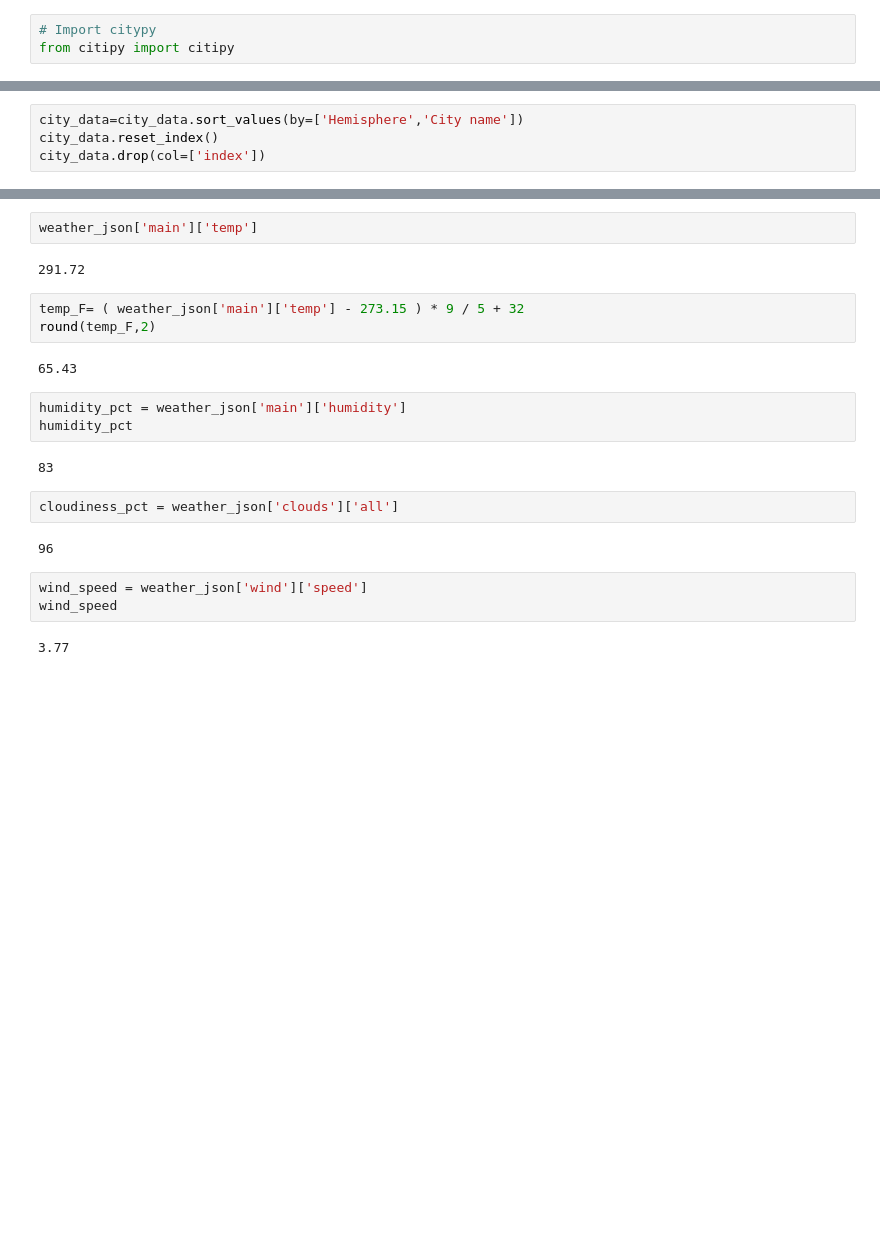
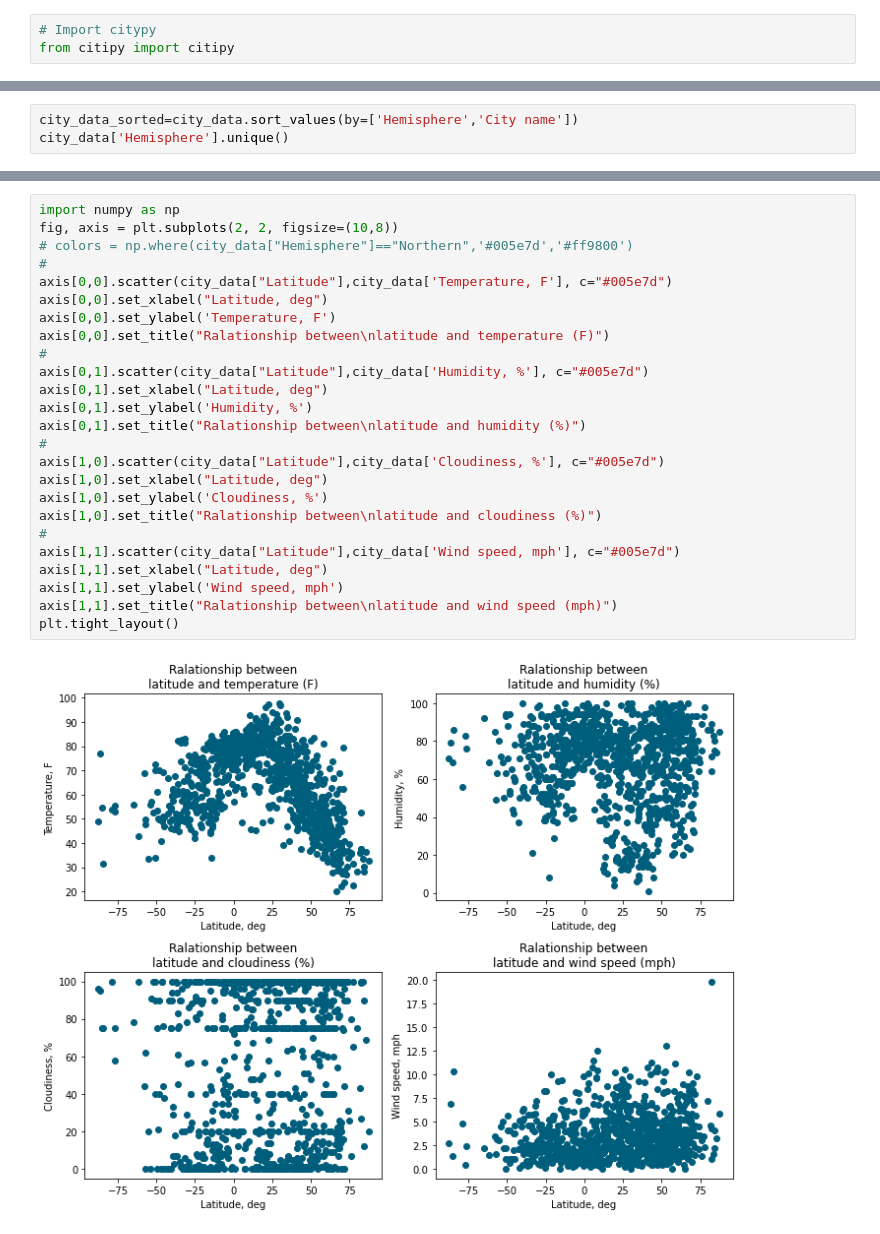
Before and after one commit to i-am-phoenix/python-api-challenge, a Jupyter notebook: WeatherPy/WeatherPy.ipynb, the cells around one changed output, grey strips where cells are left out. Cells and saved outputs as stored; diff of their text form; blank space fills up the shorter version.

```diff
--- a/WeatherPy/WeatherPy.ipynb
+++ b/WeatherPy/WeatherPy.ipynb
@@ -169,5 +135,4 @@ for index, row in city_data.iterrows():
 # %%
-city_data=city_data.sort_values(by=['Hemisphere','City name'])
-city_data.reset_index()
-city_data.drop(col=['index'])
+city_data_sorted=city_data.sort_values(by=['Hemisphere','City name'])
+city_data['Hemisphere'].unique()
 # %% [output]
@@ -220,23 +140,27 @@ dict_keys(['temp', 'feels_like', 'temp_min', 'temp_max', 'pressure', 'humidity',
-# %%
-weather_json['main']['temp']
-# %% [output]
-291.72
-# %%
-temp_F= ( weather_json['main']['temp'] - 273.15 ) * 9 / 5 + 32
-round(temp_F,2)
-# %% [output]
-65.43
-# %%
-humidity_pct = weather_json['main']['humidity']
-humidity_pct
-# %% [output]
-83
-# %%
-cloudiness_pct = weather_json['clouds']['all']
-# %% [output]
-96
-# %%
-wind_speed = weather_json['wind']['speed']
-wind_speed
-# %% [output]
-3.77
+# %%
+import numpy as np
+fig, axis = plt.subplots(2, 2, figsize=(10,8))
+# colors = np.where(city_data["Hemisphere"]=="Northern",'#005e7d','#ff9800')
+#
+axis[0,0].scatter(city_data["Latitude"],city_data['Temperature, F'], c="#005e7d")
+axis[0,0].set_xlabel("Latitude, deg")
+axis[0,0].set_ylabel('Temperature, F')
+axis[0,0].set_title("Ralationship between\nlatitude and temperature (F)")
+#
+axis[0,1].scatter(city_data["Latitude"],city_data['Humidity, %'], c="#005e7d")
+axis[0,1].set_xlabel("Latitude, deg")
+axis[0,1].set_ylabel('Humidity, %')
+axis[0,1].set_title("Ralationship between\nlatitude and humidity (%)")
+#
+axis[1,0].scatter(city_data["Latitude"],city_data['Cloudiness, %'], c="#005e7d")
+axis[1,0].set_xlabel("Latitude, deg")
+axis[1,0].set_ylabel('Cloudiness, %')
+axis[1,0].set_title("Ralationship between\nlatitude and cloudiness (%)")
+#
+axis[1,1].scatter(city_data["Latitude"],city_data['Wind speed, mph'], c="#005e7d")
+axis[1,1].set_xlabel("Latitude, deg")
+axis[1,1].set_ylabel('Wind speed, mph')
+axis[1,1].set_title("Ralationship between\nlatitude and wind speed (mph)")
+plt.tight_layout()
+# %% [output]
+[figure, added]
```
Also changed, not shown: parts of 11 cells of this notebook.
